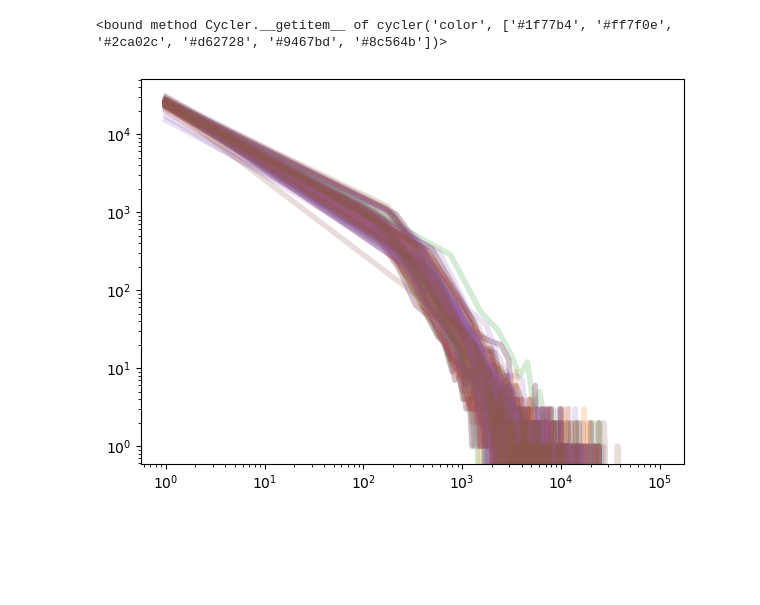
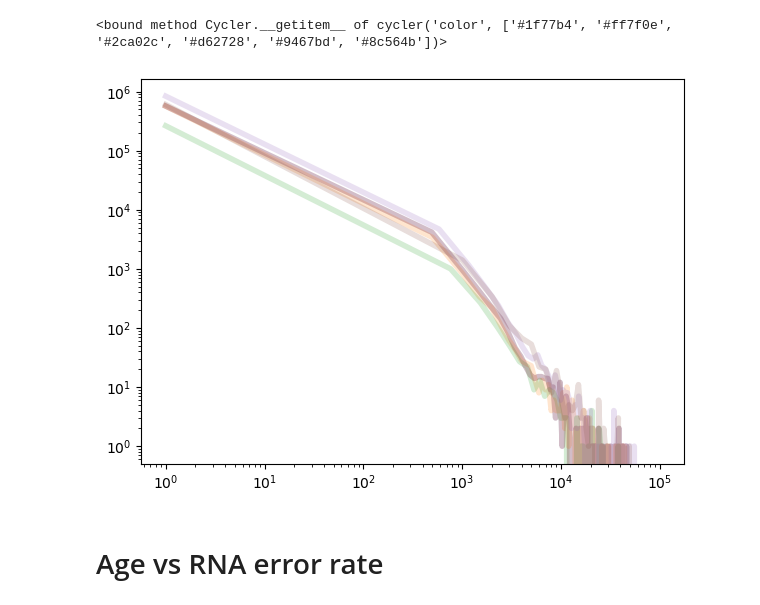
Before and after one commit to dmnburrows/age, a Jupyter notebook: RNA_ageing.ipynb, the cells around one changed output. Cells and saved outputs as stored; diff of their text form; code cells hidden in the pictures; blank space fills up the shorter version.

```diff
--- a/RNA_ageing.ipynb
+++ b/RNA_ageing.ipynb
@@ -84,24 +138,26 @@ cc.__getitem__
 # %%
 
 fig, axarr = plt.subplots(figsize = (7,5))
 group_l = [INF, ECH, LCH, ADO, ADU, LADU]
 #import cycler
 from cycler import cycler
 #make color cycler with 6 colors
 cc =['#1f77b4', '#ff7f0e', '#2ca02c', '#d62728', '#9467bd', '#8c564b']
 
 for x,curr in enumerate(group_l):
     names = curr['sample'].values
+    full_data=[]
     for n in names:
         #make logarithmic bins
         data = df[n][df[n].values !=0].values
-        hist = np.histogram(data, bins = 100)
-        xaxis = hist[1][:-1]
-        axarr.plot(xaxis[:len(xaxis)-1], hist[0][:len(xaxis)-1], '-', linewidth = 4, markersize = 1, alpha = 0.2, c=cc[x])
+        full_data = np.append(full_data,data)
+    hist = np.histogram(full_data, bins = 100)
+    xaxis = hist[1][:-1]
+    axarr.plot(xaxis[:len(xaxis)-1], hist[0][:len(xaxis)-1], '-', linewidth = 4, markersize = 1, alpha = 0.2, c=cc[x])
         #plt.hist(data, alpha=a, bins=np.logspace(np.log10(np.min(data)),np.log10(np.max(data)), b))
 
 plt.xscale('log')
 plt.yscale('log')
 plt.show()
 # %% [output]
-[figure, old version]
+[figure, new version]
@@ -107,0 +167,2 @@ plt.show()
+# %% [markdown]
+# Age vs RNA error rate
```
Also changed, not shown: parts of 34 cells of this notebook, 4 other files.
